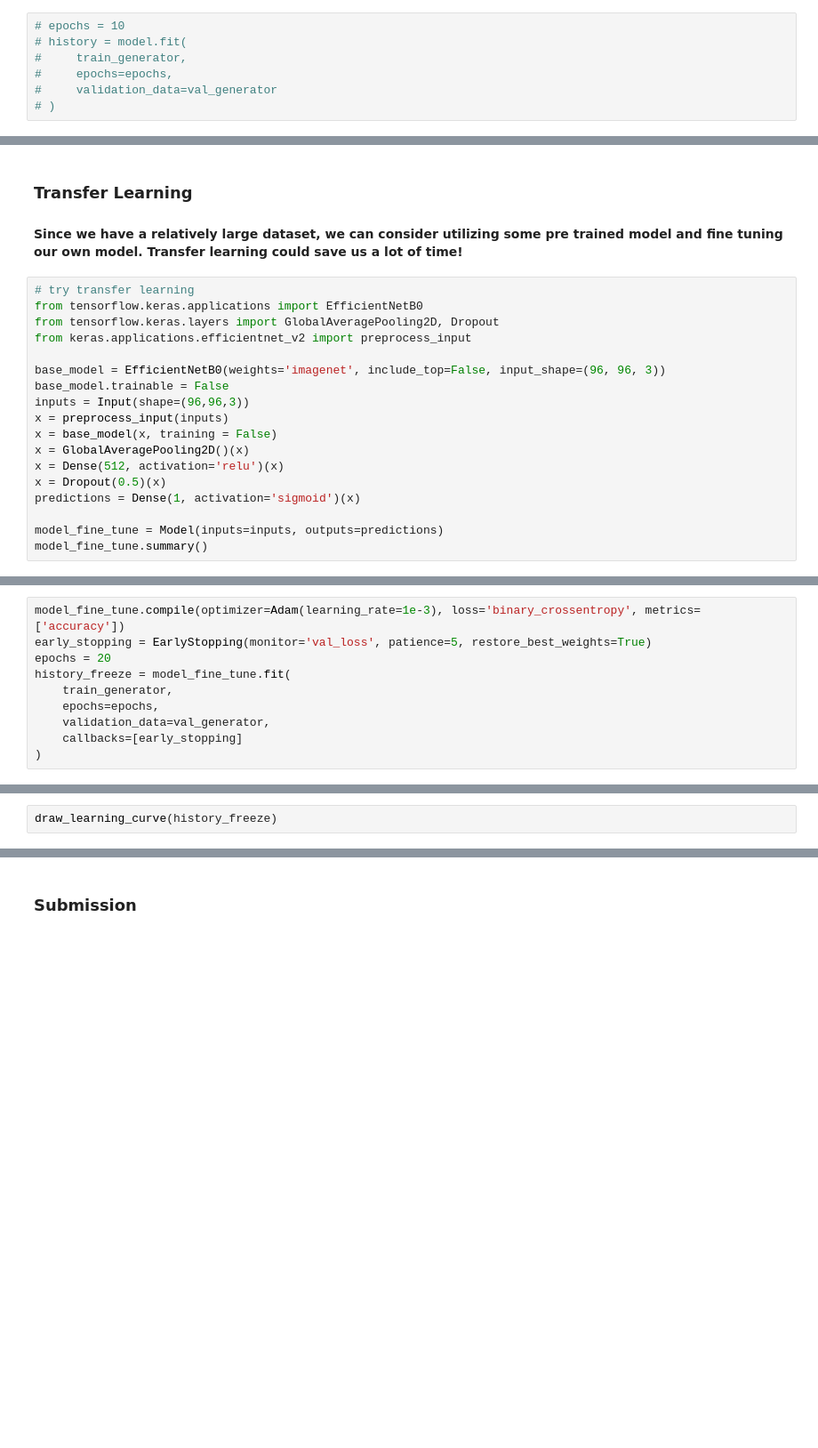
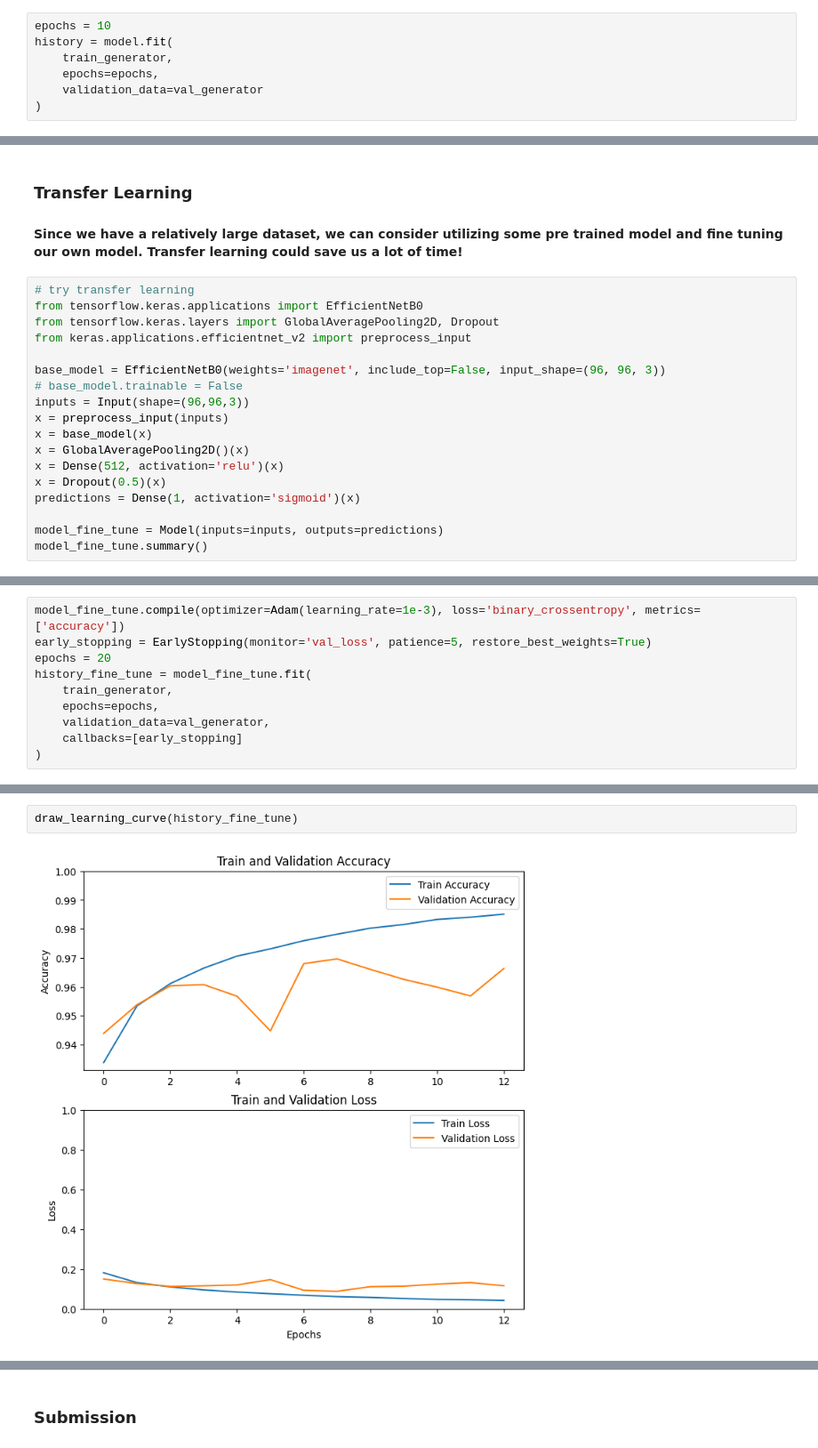
Before and after one commit to HuanLi1008/kaggle_competition_cancer_detection_CNN, a Jupyter notebook: cancer_detection_CNN.ipynb, the cells around one changed output, grey strips where cells are left out. Shown: that part at 89% size. Saved outputs shown, nothing was run; the diff lists cells and outputs as text; blank space fills up the shorter version.

```diff
--- a/cancer_detection_CNN.ipynb
+++ b/cancer_detection_CNN.ipynb
@@ -221,12 +221,12 @@ Model: "sequential"
 lr = 0.001
 model.compile(optimizer=Adam(learning_rate=lr), loss='binary_crossentropy', metrics=['accuracy'])
 # %%
-# epochs = 10
-# history = model.fit(
-#     train_generator,
-#     epochs=epochs,
-#     validation_data=val_generator
-# )
+epochs = 10
+history = model.fit(
+    train_generator,
+    epochs=epochs,
+    validation_data=val_generator
+)
 # %% [output]
 Epoch 1/10
 WARNING: All log messages before absl::InitializeLog() is called are written to STDERR
@@ -470,10 +470,10 @@ from tensorflow.keras.layers import GlobalAveragePooling2D, Dropout
 from keras.applications.efficientnet_v2 import preprocess_input
 
 base_model = EfficientNetB0(weights='imagenet', include_top=False, input_shape=(96, 96, 3))
-base_model.trainable = False
+# base_model.trainable = False
 inputs = Input(shape=(96,96,3))
 x = preprocess_input(inputs)
-x = base_model(x, training = False)
+x = base_model(x)
 x = GlobalAveragePooling2D()(x)
 x = Dense(512, activation='relu')(x)
 x = Dropout(0.5)(x)
@@ -506,7 +506,7 @@ Model: "functional_7"
 model_fine_tune.compile(optimizer=Adam(learning_rate=1e-3), loss='binary_crossentropy', metrics=['accuracy'])
 early_stopping = EarlyStopping(monitor='val_loss', patience=5, restore_best_weights=True)
 epochs = 20
-history_freeze = model_fine_tune.fit(
+history_fine_tune = model_fine_tune.fit(
     train_generator,
     epochs=epochs,
     validation_data=val_generator,
@@ -515,2 +533,4 @@ history_freeze = model_fine_tune.fit(
 # %%
-draw_learning_curve(history_freeze)
+draw_learning_curve(history_fine_tune)
+# %% [output]
+[figure, added]
```
Also changed, not shown: parts of 8 cells of this notebook.
